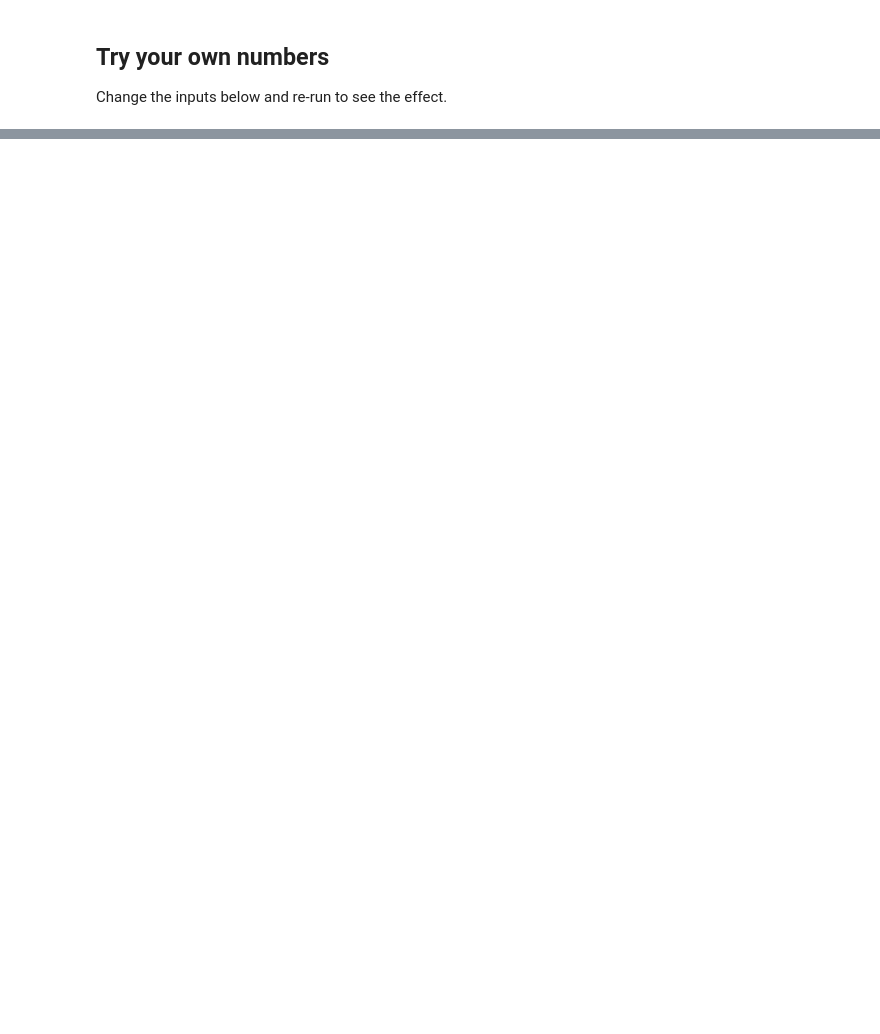
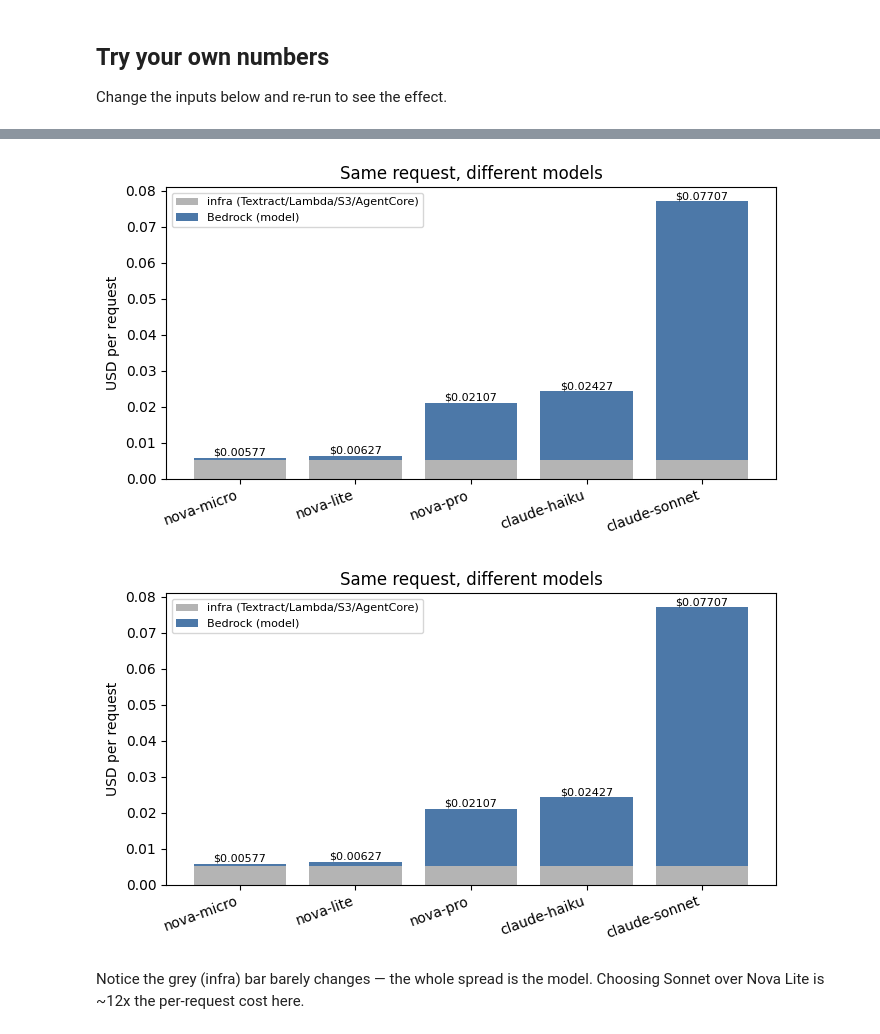
Before and after one commit to helenzhao2026/AI-Agent-Portfolio, a Jupyter notebook: ai-agent-cost-calculator/cost_walkthrough.ipynb, the cells around one changed output, grey strips where cells are left out. Drawn from its saved outputs; the diff is of its cells as text; code cells hidden in the pictures; blank space fills up the shorter version.

```diff
--- a/ai-agent-cost-calculator/cost_walkthrough.ipynb
+++ b/ai-agent-cost-calculator/cost_walkthrough.ipynb
@@ -114,0 +190,3 @@ print(cost.format_report(cost.calculate_cost(my_req)))
+# %%
+rows = cost.compare_models(req)
+print(cost.format_comparison(rows))
@@ -114,0 +203,8 @@ print(cost.format_report(cost.calculate_cost(my_req)))
+# %%
+charts.model_comparison(rows)
+# %% [output]
+[figure, added]
+[figure, added]
+# %% [markdown]
+Notice the grey (infra) bar barely changes — the whole spread is the
+model. Choosing Sonnet over Nova Lite is ~12x the per-request cost here.
```
Also changed, not shown: parts of 17 cells of this notebook, 6 other files.
